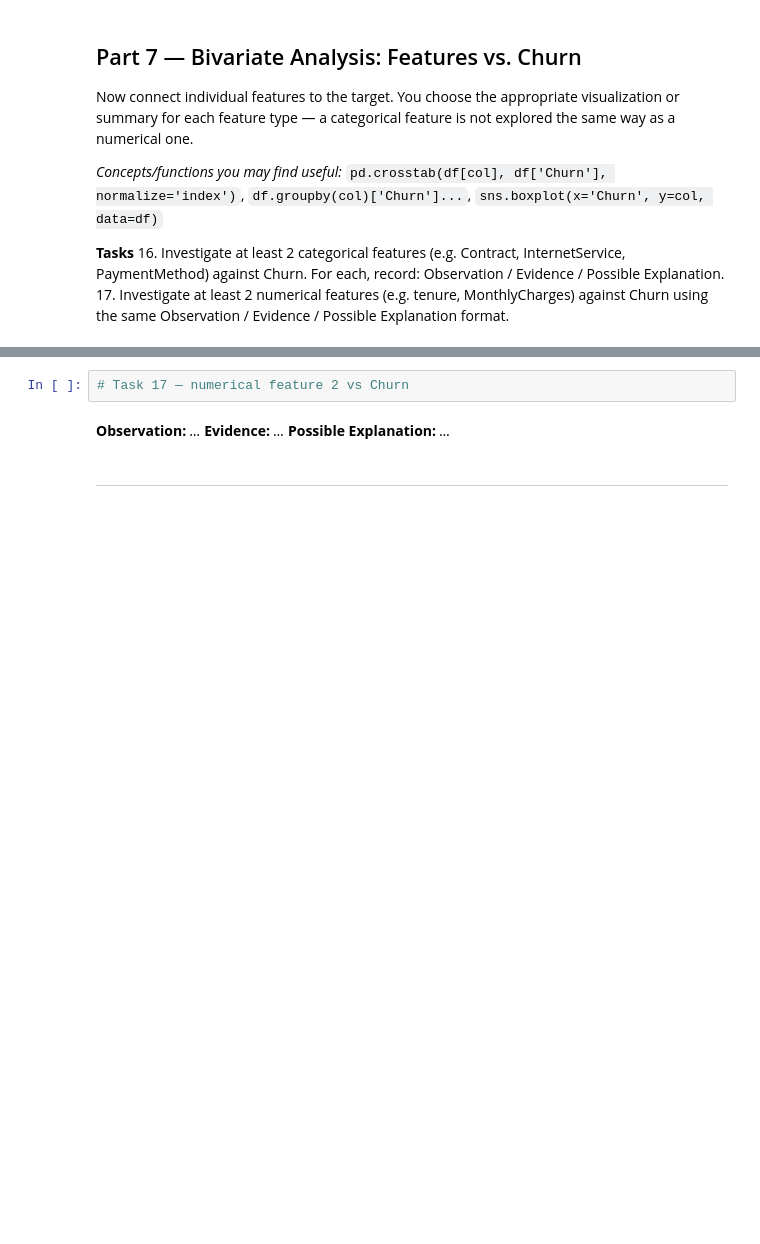
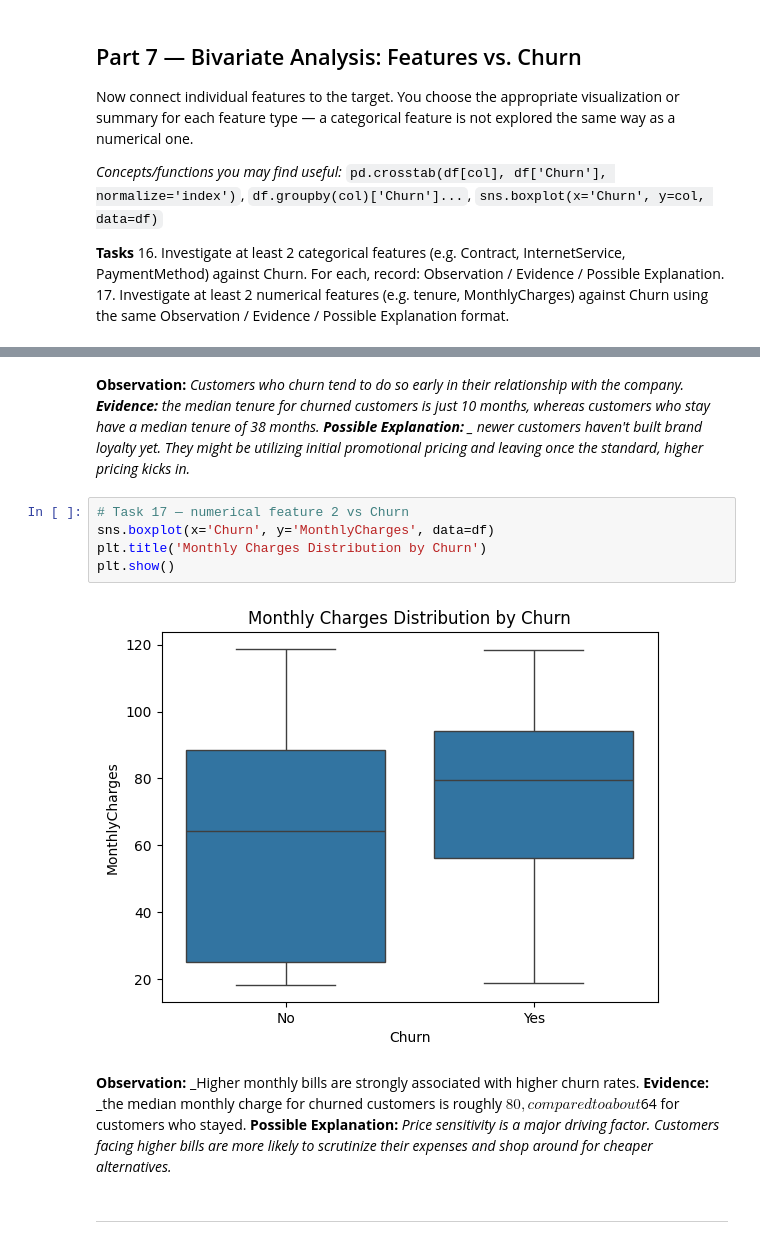
Before and after one commit to sinyaakumarii/lab2_sinya_churn_, a Jupyter notebook: Lab2_Data_Cleaning_EDA_Template.ipynb, the cells around one changed output, grey strips where cells are left out. Saved outputs shown, nothing was run; the diff lists cells and outputs as text; blank space fills up the shorter version.

```diff
--- a/Lab2_Data_Cleaning_EDA_Template.ipynb
+++ b/Lab2_Data_Cleaning_EDA_Template.ipynb
@@ -337,9 +374,18 @@ Now connect individual features to the target. You choose the appropriate visual
+# %% [markdown]
+**Observation:** _Customers who churn tend to do so early in their relationship with the company.
+**Evidence:** _the median tenure for churned customers is just 10 months, whereas customers who stay have a median tenure of 38 months.
+**Possible Explanation:** _ newer customers haven't built brand loyalty yet. They might be utilizing initial promotional pricing and leaving once the standard, higher pricing kicks in.__
 # %%
 # Task 17 — numerical feature 2 vs Churn
+sns.boxplot(x='Churn', y='MonthlyCharges', data=df)
+plt.title('Monthly Charges Distribution by Churn')
+plt.show()
+# %% [output]
+[figure, added]
-# %% [markdown]
-**Observation:** _..._
-**Evidence:** _..._
-**Possible Explanation:** _..._
+# %% [markdown]
+**Observation:** _Higher monthly bills are strongly associated with higher churn rates.
+**Evidence:** _the median monthly charge for churned customers is roughly $80, compared to about $64 for customers who stayed.
+**Possible Explanation:** _Price sensitivity is a major driving factor. Customers facing higher bills are more likely to scrutinize their expenses and shop around for cheaper alternatives._
 # %% [markdown]
 ---
 # %% [markdown]
```
Also changed, not shown: parts of 29 cells of this notebook, 1 other file.
